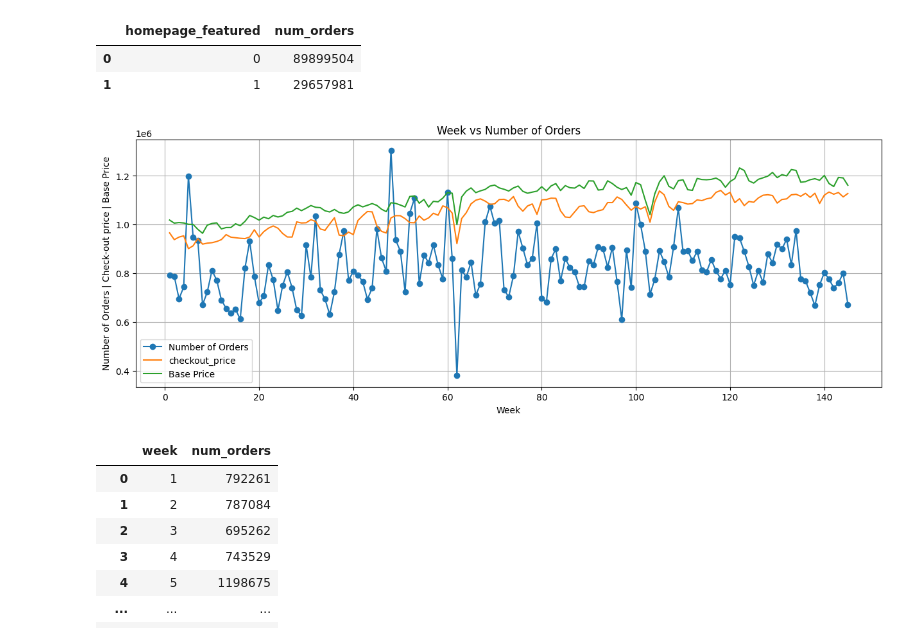
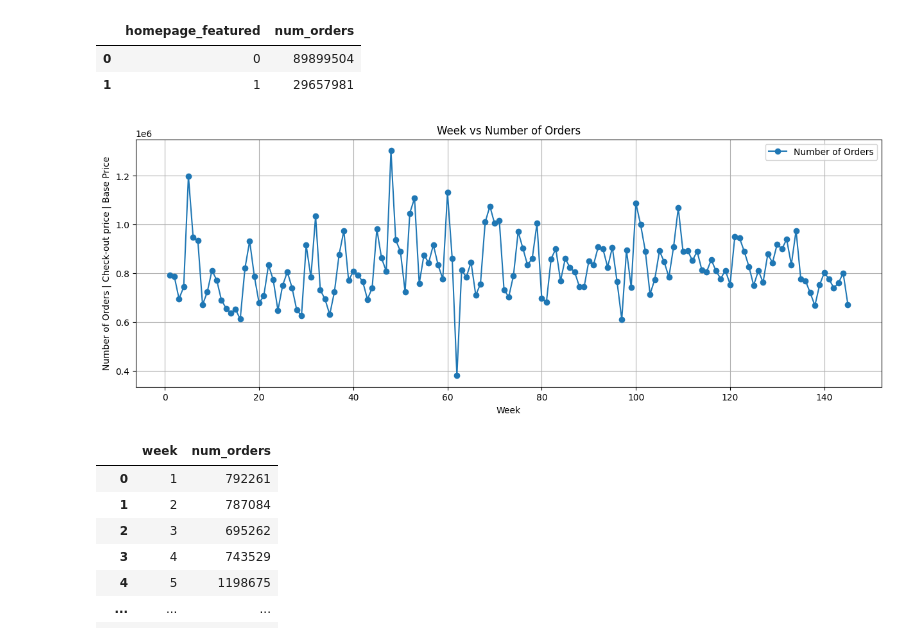
Before and after one commit to karnavivek/Food-Demand-Forecasting, a Jupyter notebook: Food Demand/main_fd.ipynb, the cells around one changed output. Cells and saved outputs as stored; diff of their text form; code cells hidden in the pictures.

```diff
--- a/Food Demand/main_fd.ipynb
+++ b/Food Demand/main_fd.ipynb
@@ -389,24 +405,24 @@ homepage
 # %%
 # See Number of orders, prices give per week
 
 df_weekly_orders = merge2.groupby(['week'])['num_orders'].sum().reset_index()
 df_weekly_checkout_prices = merge2.groupby(['week'])['checkout_price'].sum().reset_index()
 df_weekly_base_price = merge2.groupby(['week'])['base_price'].sum().reset_index()
 df_weekly_orders
 
 fig, axs = plt.subplots(figsize=(15,5))
 
 axs.plot(df_weekly_orders['week'], df_weekly_orders['num_orders'], label = 'Number of Orders', marker='o')
-axs.plot(df_weekly_checkout_prices['week'], df_weekly_checkout_prices['checkout_price'], label = 'checkout_price')
-axs.plot(df_weekly_base_price['week'], df_weekly_base_price['base_price'], label = 'Base Price')
+# axs.plot(df_weekly_checkout_prices['week'], df_weekly_checkout_prices['checkout_price'], label = 'checkout_price')
+# axs.plot(df_weekly_base_price['week'], df_weekly_base_price['base_price'], label = 'Base Price')
 plt.xlabel('Week')
 plt.ylabel('Number of Orders | Check-out price | Base Price')
 plt.legend()
 plt.title('Week vs Number of Orders')
 plt.grid(True)
 plt.show()
 # %% [output]
-[figure, old version]
+[figure, new version]
 # %%
 df_weekly_orders
 # %% [output]
```
Also changed, not shown: parts of 24 cells of this notebook.
